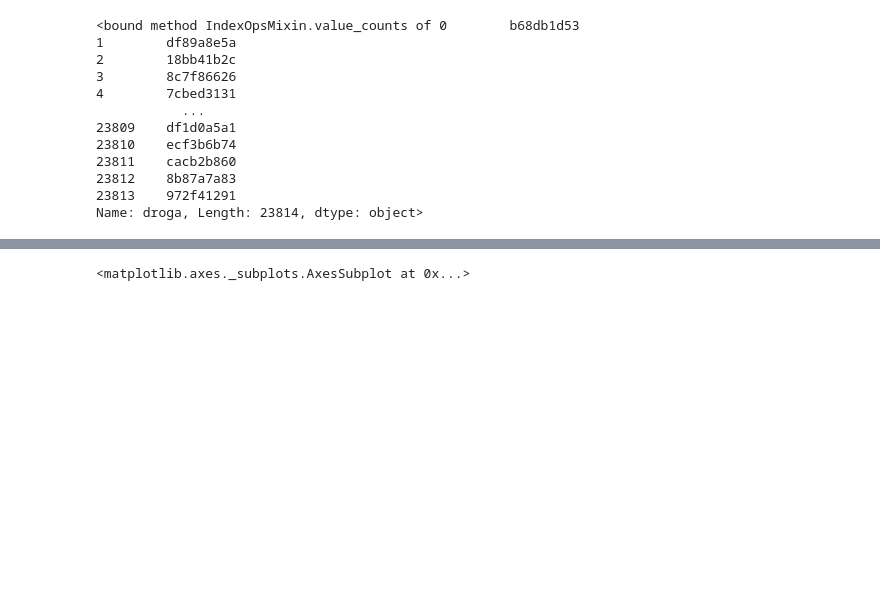
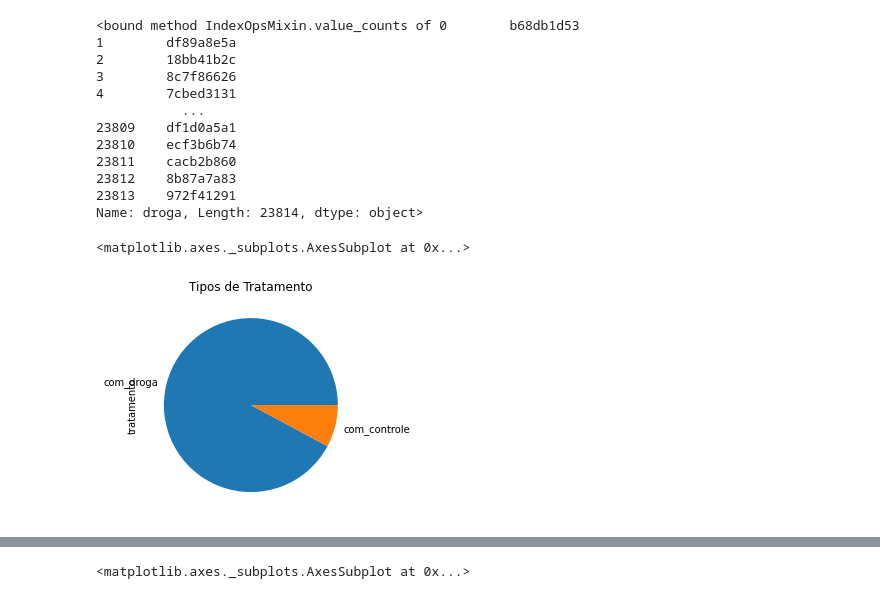
Before and after one commit to ArianeRibeiro/Imersao-de-dados-Alura, a Jupyter notebook: Day01.ipynb, the cells around one changed output, grey strips where cells are left out. Cells and saved outputs as stored; diff of their text form; code cells hidden in the pictures; blank space fills up the shorter version.

```diff
--- a/Day01.ipynb
+++ b/Day01.ipynb
@@ -110,3 +140,10 @@ dados["droga"].value_counts
 23812    8b87a7a83
 23813    972f41291
 Name: droga, Length: 23814, dtype: object>
+# %%
+# visualização com gráfico de pizza
+dados["tratamento"].value_counts().plot(kind="pie",
+title="Tipos de Tratamento")
+# %% [output]
+<matplotlib.axes._subplots.AxesSubplot at 0x...>
+[figure, added]
```
Also changed, not shown: parts of 32 cells of this notebook.
